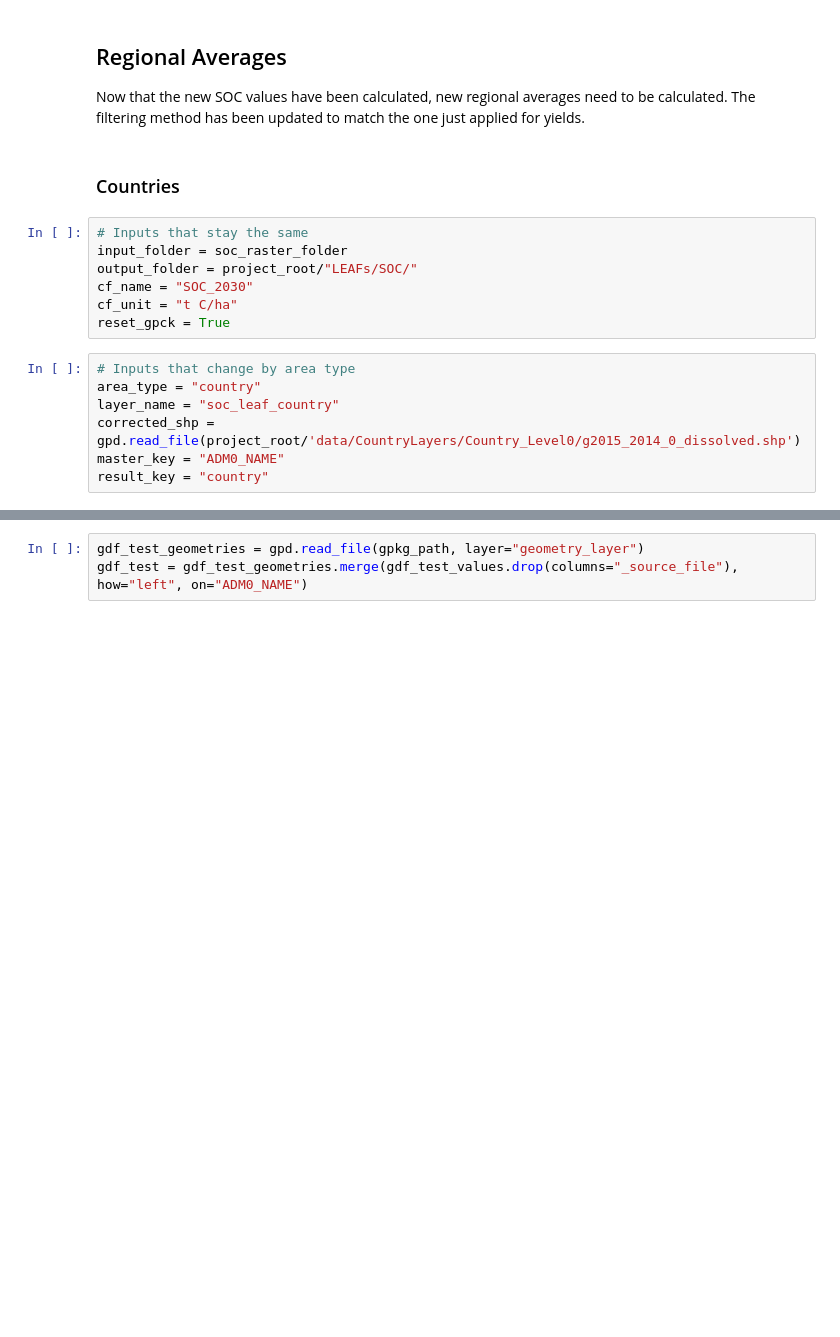
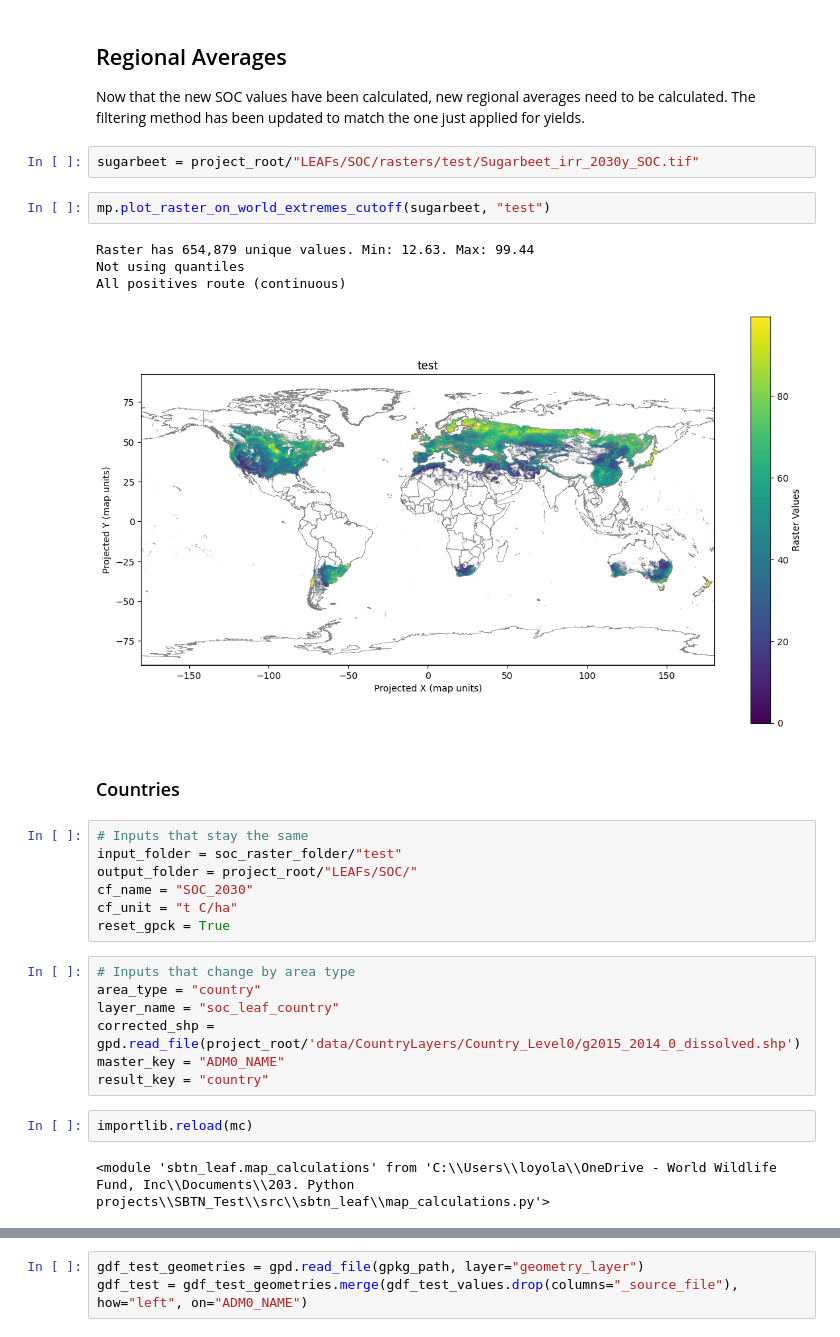
Before and after one commit to cloyolaangosto/SBTN_Test, a Jupyter notebook: documentation/SOC_Support/FAO_GAEZ_lu_yields.ipynb, the cells around one changed output, grey strips where cells are left out. Cells and saved outputs as stored; diff of their text form; blank space fills up the shorter version.

```diff
--- a/documentation/SOC_Support/FAO_GAEZ_lu_yields.ipynb
+++ b/documentation/SOC_Support/FAO_GAEZ_lu_yields.ipynb
@@ -962,11 +962,20 @@ mp.plot_n_rasters_on_world_extremes_cutoff([soc_app_irr, soc_ban_irr],
 # %% [markdown]
 ## Regional Averages
 Now that the new SOC values have been calculated, new regional averages need to be calculated. The filtering method has been updated to match the one just applied for yields.
+# %%
+sugarbeet = project_root/"LEAFs/SOC/rasters/test/Sugarbeet_irr_2030y_SOC.tif"
+# %%
+mp.plot_raster_on_world_extremes_cutoff(sugarbeet, "test")
+# %% [output]
+Raster has 654,879 unique values. Min: 12.63. Max: 99.44
+Not using quantiles
+All positives route (continuous)
+[figure, added]
 # %% [markdown]
 ### Countries
 # %%
 # Inputs that stay the same
-input_folder = soc_raster_folder
+input_folder = soc_raster_folder/"test"
 output_folder = project_root/"LEAFs/SOC/"
 cf_name = "SOC_2030"
 cf_unit = "t C/ha"
@@ -978,5 +987,9 @@ layer_name = "soc_leaf_country"
 corrected_shp = gpd.read_file(project_root/'data/CountryLayers/Country_Level0/g2015_2014_0_dissolved.shp')
 master_key = "ADM0_NAME"
 result_key = "country"
+# %%
+importlib.reload(mc)
+# %% [output]
+<module 'sbtn_leaf.map_calculations' from 'C:\\Users\\loyola\\OneDrive - World Wildlife Fund, Inc\\Documents\\203. Python projects\\SBTN_Test\\src\\sbtn_leaf\\map_calculations.py'>
 # %%
 gpkg_path, df_results = mc.build_cfs_gpkg_from_rasters(
```
Also changed, not shown: parts of 5 cells of this notebook, 1 other file.
